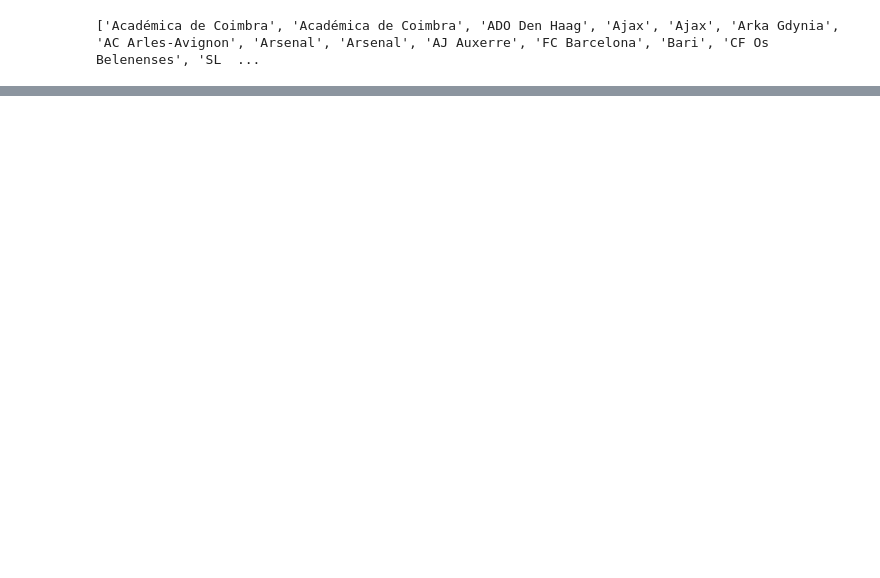
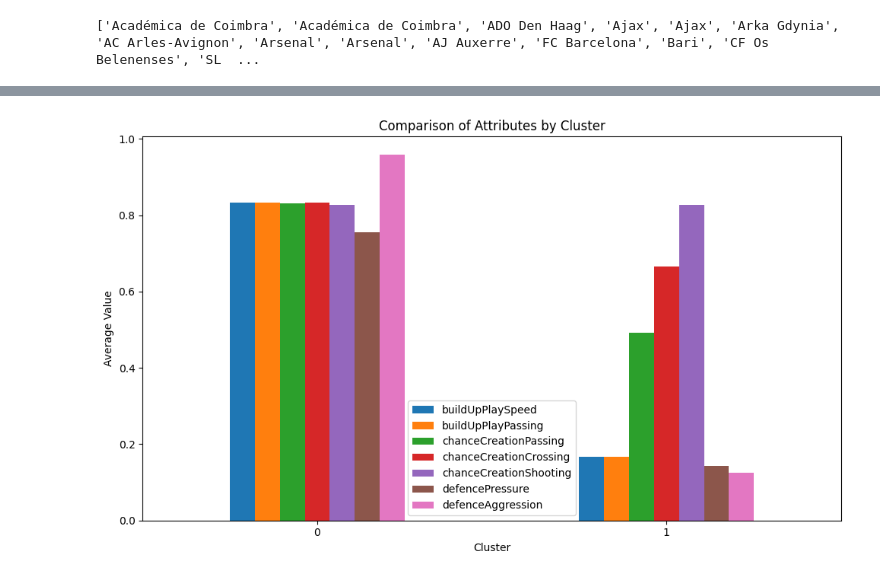
Before and after one commit to rahiqi-al/football-_clustering, a Jupyter notebook: team_cluster.ipynb, the cells around one changed output, grey strips where cells are left out. Cells and saved outputs as stored; diff of their text form; code cells hidden in the pictures; blank space fills up the shorter version.

```diff
--- a/team_cluster.ipynb
+++ b/team_cluster.ipynb
@@ -77,0 +103,20 @@ print(df[df['clusters']==1].head(25)['team_long_name'].to_list())
+# %%
+
+def first_row(group):
+    return group.iloc[3]
+
+
+df_clusters= df.groupby('clusters').apply(first_row).reset_index(drop=True)
+df_clusters=df_clusters[[ 'buildUpPlaySpeed',  'buildUpPlayPassing', 'chanceCreationPassing', 'chanceCreationCrossing', 'chanceCreationShooting', 'defencePressure', 'defenceAggression']]
+# %%
+df_clusters.plot(kind='bar', figsize=(10, 6))
+
+plt.title('Comparison of Attributes by Cluster')
+plt.xlabel('Cluster')
+plt.ylabel('Average Value')
+plt.xticks(rotation=0)
+
+plt.tight_layout()
+plt.show()
+# %% [output]
+[figure, added]
```
Also changed, not shown: parts of 9 cells of this notebook, 1 other file.
